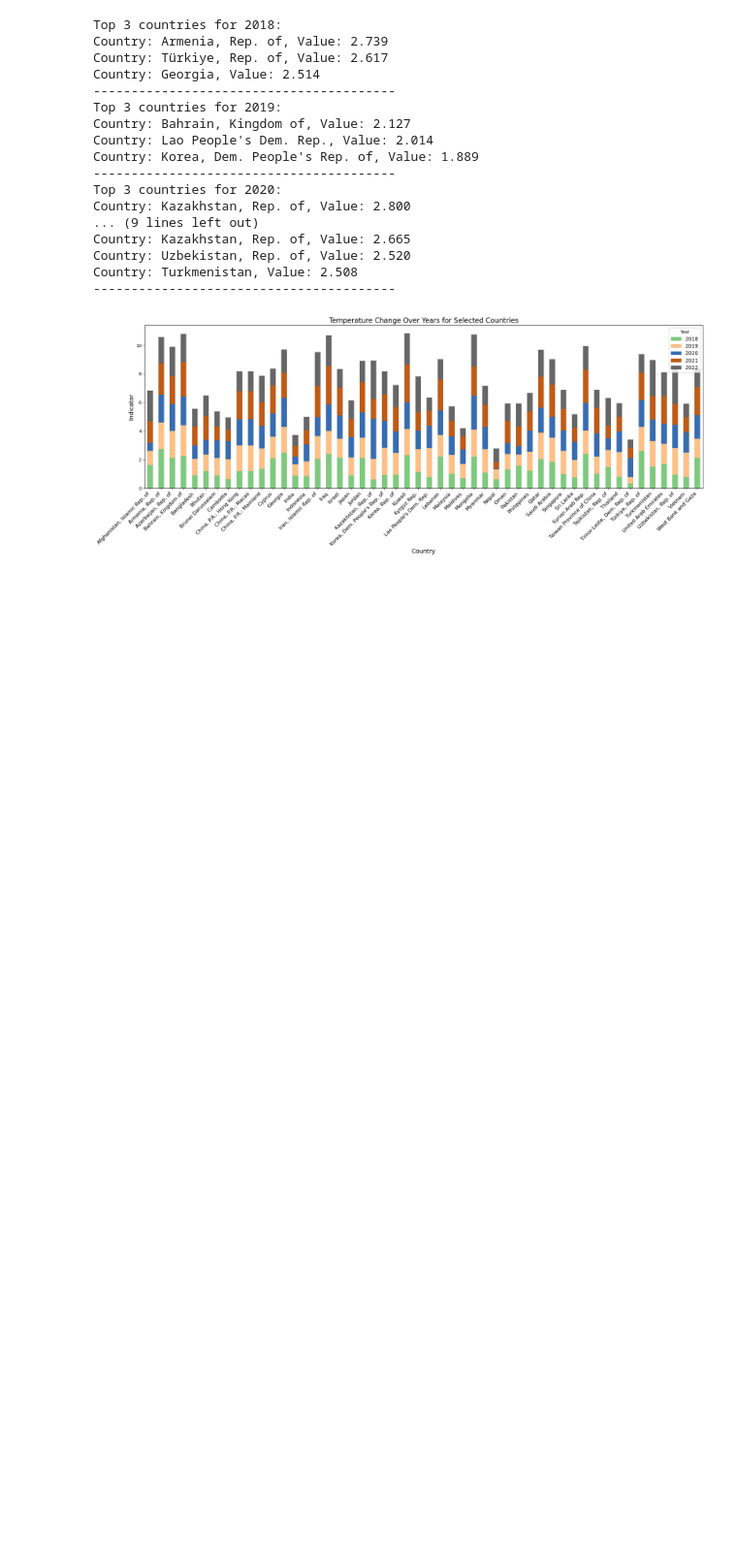
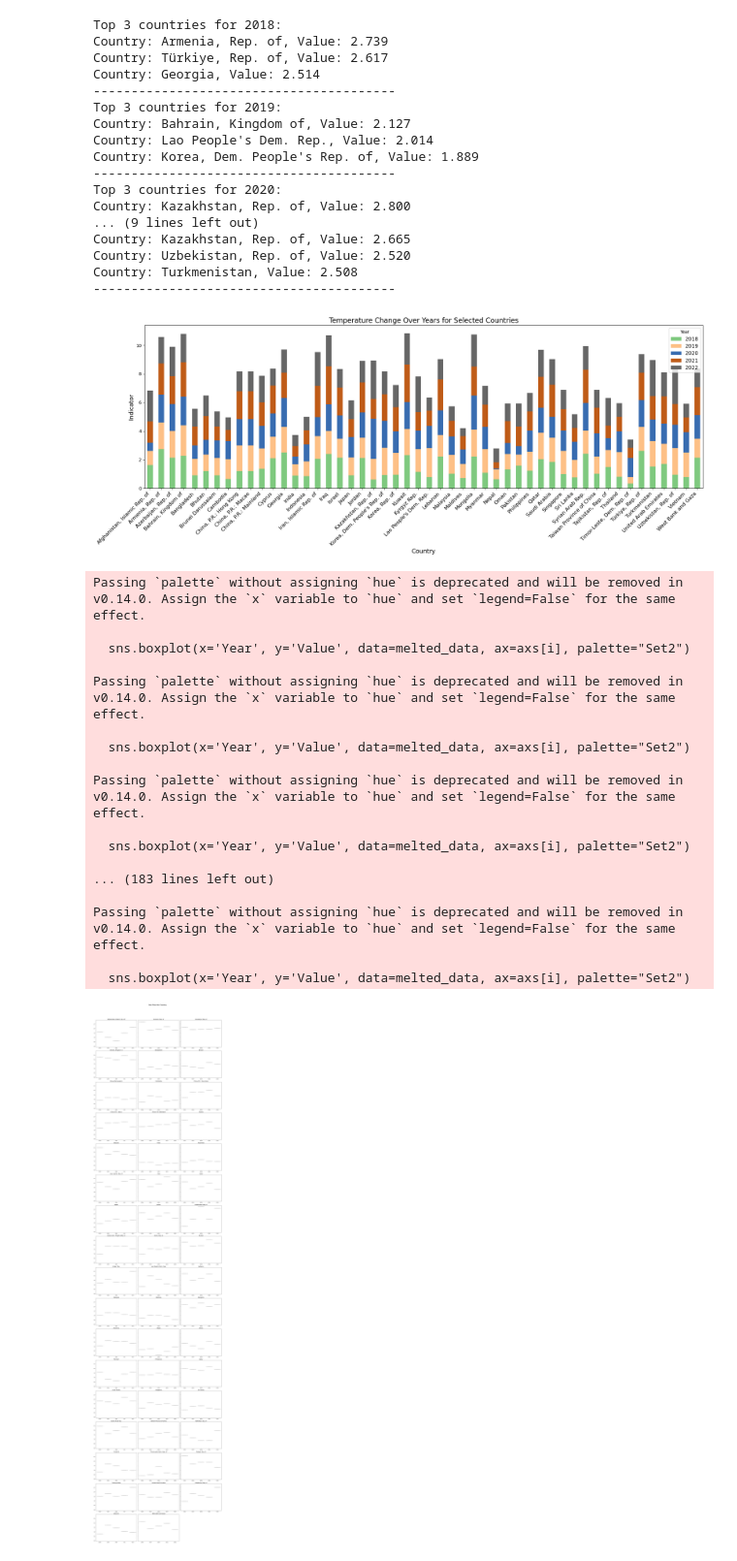
Before and after one commit to thienphucle/DS105.P11_Data_Analysis_And_Visualization, a Jupyter notebook: EDA/EDA_AST.ipynb, the cells around one changed output. Shown at 97% size. Cells and saved outputs as stored; diff of their text form; code cells hidden in the pictures; blank space fills up the shorter version.

```diff
--- a/EDA/EDA_AST.ipynb
+++ b/EDA/EDA_AST.ipynb
@@ -183,6 +184,48 @@ def top_k_countries_by_year(data, years=None, topk=5):
         for _, row in top_k.iterrows():
             print(f"Country: {row['Country']}, Value: {row[year]:.3f}")
         print('-' * 40)
+# %%
+def visualize_box_plot_per_country(data, years=None, title="Box Plots Per Country"):
+    if years is None:
+        years = [col for col in data.columns if col.isdigit()]
+
+    # Number of countries
+    countries = data['Country'].unique()
+    n_countries = len(countries)
+
+    # Create grid for subplots
+    ncols = 3
+    nrows = (n_countries + ncols - 1) // ncols  # Calculate rows needed
+    fig, axs = plt.subplots(nrows, ncols, figsize=(20, nrows * 5), sharey=True)
+    axs = axs.flatten()  # Flatten in case nrows * ncols > n_countries
+
+    for i, country in enumerate(countries):
+        # Filter data for the current country
+        country_data = data[data['Country'] == country][years]
+
+        # Melt for seaborn compatibility
+        melted_data = pd.melt(
+            country_data,
+            var_name="Year",
+            value_name="Value"
+        )
+
+        # Plot the box plot
+        sns.boxplot(x='Year', y='Value', data=melted_data, ax=axs[i], palette="Set2")
+
+        # Customize each subplot
+        axs[i].set_title(country, fontsize=14)
+        axs[i].set_xlabel("")
+        axs[i].set_ylabel("")
+
+    # Remove empty subplots
+    for j in range(i + 1, len(axs)):
+        fig.delaxes(axs[j])
+
+    # Overall adjustments
+    fig.suptitle(title, fontsize=18)
+    plt.tight_layout(rect=[0, 0, 1, 0.96])  # Adjust for suptitle
+    plt.show()
 # %%
 title = "Temperature Change Over Years for Selected Countries"
 visualize_change_heatmap(ast, title)
@@ -225,3 +268,25 @@ title = "Temperature Change Over Years for Selected Countries"
 visualize_change_stacked_bar_plot(ast, title)
 # %% [output]
 [figure]
+# %%
+title="Temperature Changes Across Countries"
+visualize_box_plot_per_country(ast)
+# %% [output]
+Passing `palette` without assigning `hue` is deprecated and will be removed in v0.14.0. Assign the `x` variable to `hue` and set `legend=False` for the same effect.
+
+  sns.boxplot(x='Year', y='Value', data=melted_data, ax=axs[i], palette="Set2")
+
+Passing `palette` without assigning `hue` is deprecated and will be removed in v0.14.0. Assign the `x` variable to `hue` and set `legend=False` for the same effect.
+
+  sns.boxplot(x='Year', y='Value', data=melted_data, ax=axs[i], palette="Set2")
+
+Passing `palette` without assigning `hue` is deprecated and will be removed in v0.14.0. Assign the `x` variable to `hue` and set `legend=False` for the same effect.
+
+  sns.boxplot(x='Year', y='Value', data=melted_data, ax=axs[i], palette="Set2")
+
+... (183 lines left out)
+
+Passing `palette` without assigning `hue` is deprecated and will be removed in v0.14.0. Assign the `x` variable to `hue` and set `legend=False` for the same effect.
+
+  sns.boxplot(x='Year', y='Value', data=melted_data, ax=axs[i], palette="Set2")
+[figure, added]
```
Also changed, not shown: parts of 2 cells of this notebook, 4 other files.
